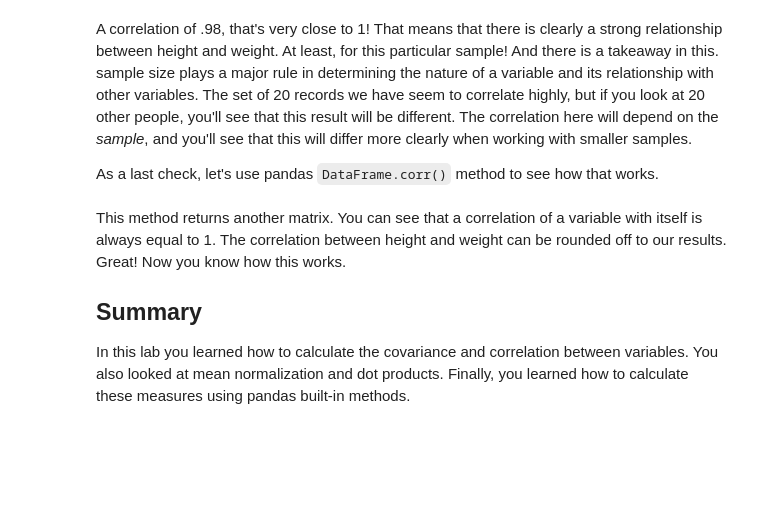
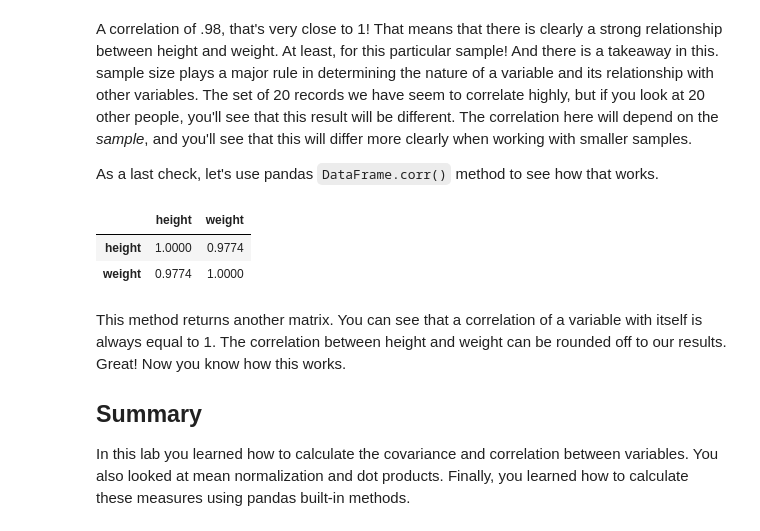
Before and after one commit to Cheffrey2000/flatiron_labs, a Jupyter notebook: section_07/dsc-correlation-covariance-lab-online-ds-ft-081219/index.ipynb, the cells around one changed output. Cells and saved outputs as stored; diff of their text form; code cells hidden in the pictures; blank space fills up the shorter version.

```diff
--- a/section_07/dsc-correlation-covariance-lab-online-ds-ft-081219/index.ipynb
+++ b/section_07/dsc-correlation-covariance-lab-online-ds-ft-081219/index.ipynb
@@ -248,7 +260,11 @@ A correlation of .98, that's very close to 1! That means that there is clearly a
 As a last check, let's use pandas `DataFrame.corr()` method to see how that works.
 # %%
 # uncomment to run
-# data.corr()
+df.corr()
+# %% [output]
+|  | height | weight |
+| height | 1.0000 | 0.9774 |
+| weight | 0.9774 | 1.0000 |
 # %% [markdown]
 This method returns another matrix. You can see that a correlation of a variable with itself is always equal to 1. The correlation between height and weight can be rounded off to our results. Great! Now you know how this works.
 
```
Also changed, not shown: parts of 1 cell of this notebook.
